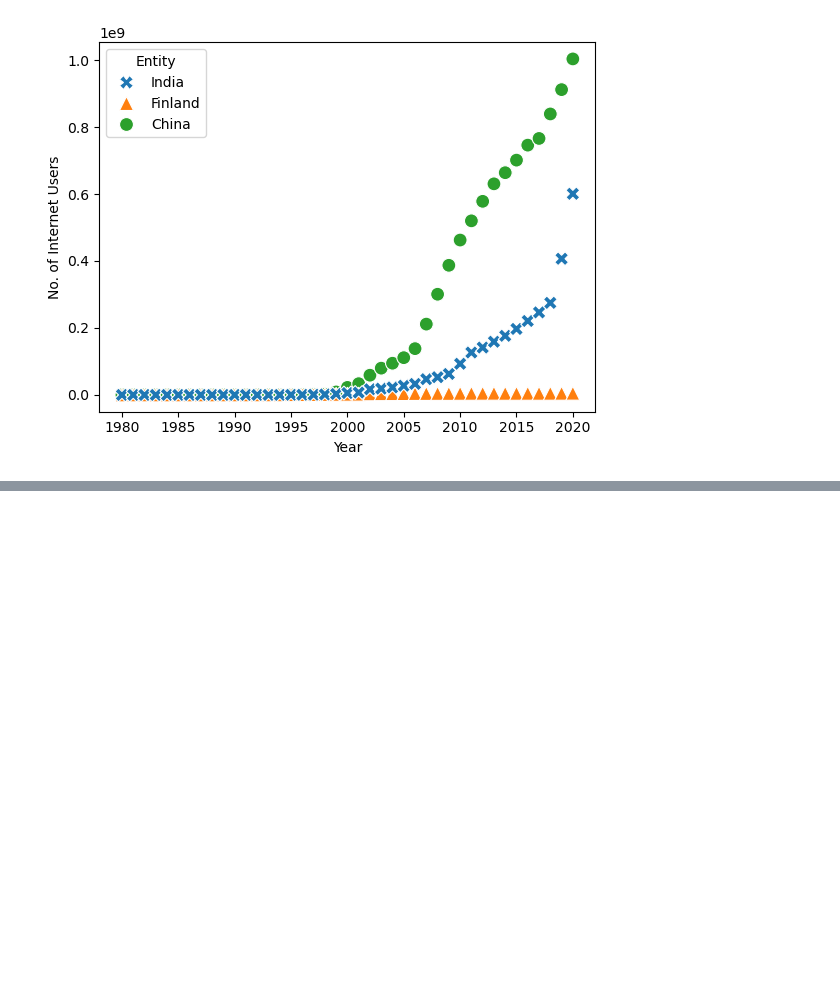
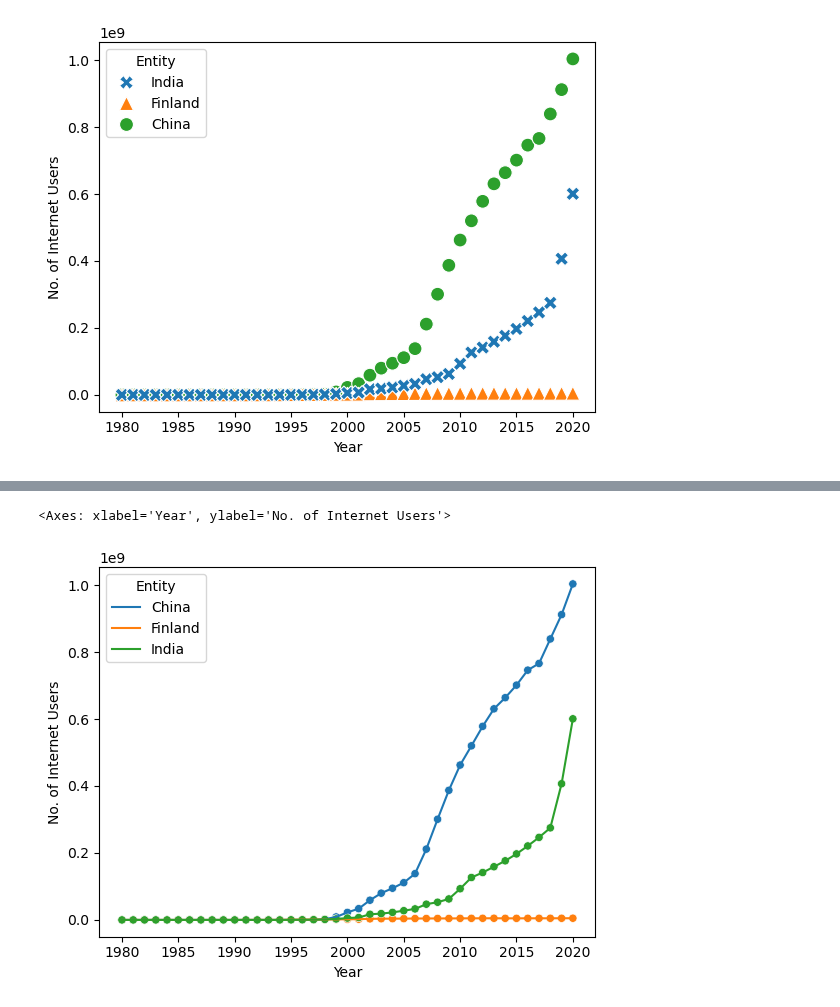
Before and after one commit to zdeik/hipython_rep, a Jupyter notebook: 71.seaborn_test.ipynb, the cells around one changed output, grey strips where cells are left out. Drawn from its saved outputs; the diff is of its cells as text; code cells hidden in the pictures; blank space fills up the shorter version.

```diff
--- a/71.seaborn_test.ipynb
+++ b/71.seaborn_test.ipynb
@@ -101,0 +199,4 @@ sns.scatterplot(
+# %%
+entities = ['China','India','Finland']
+df_country = df.loc[df['Entity'].isin(entities)]
+df_country[:5]
@@ -101,0 +210,16 @@ sns.scatterplot(
+# %%
+sns.lineplot(x='Year',
+             y='No. of Internet Users',
+             data =df_country,
+             hue = 'Entity'
+             )
+
+sns.scatterplot(x='Year',
+             y='No. of Internet Users',
+             data =df_country,
+             hue = 'Entity',
+             legend=False
+             )
+# %% [output]
+<Axes: xlabel='Year', ylabel='No. of Internet Users'>
+[figure, added]
```
Also changed, not shown: parts of 27 cells of this notebook, 1 other file.
